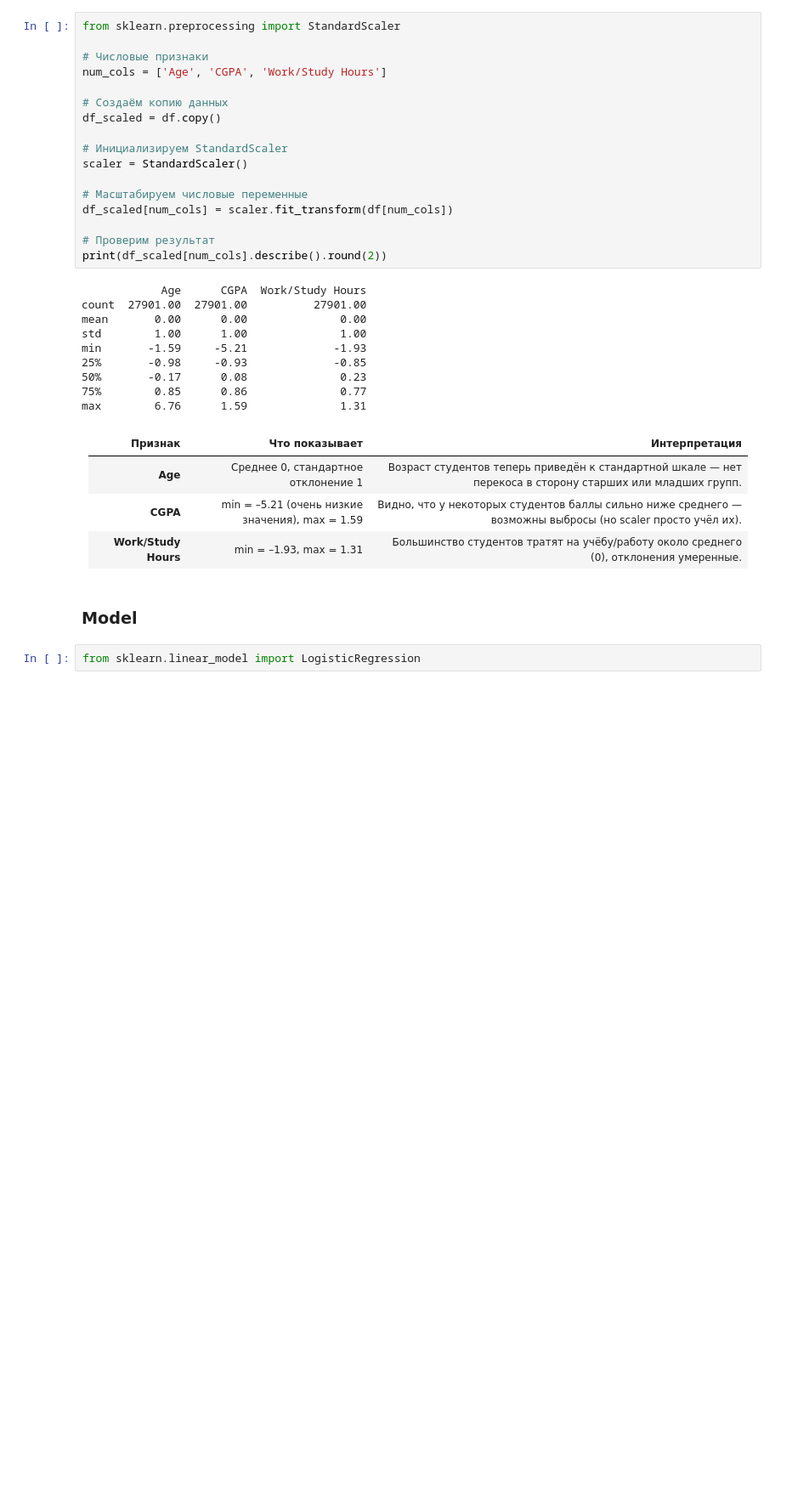
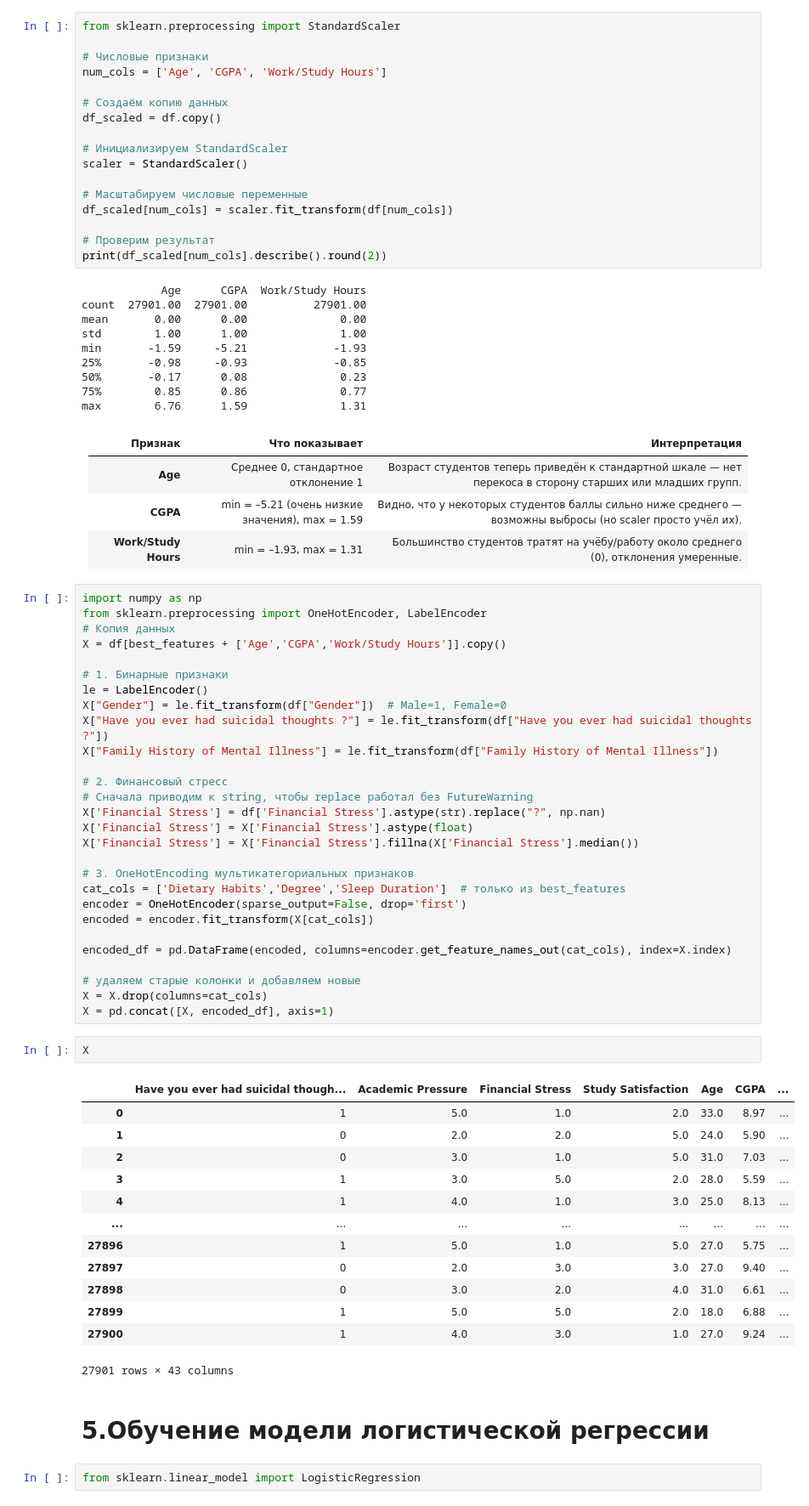
Before and after one commit to Danata117/ML, a Jupyter notebook: ML_Praktika3_ipynb".ipynb, the cells around one changed output. Shown: that part at 85% size. Saved outputs shown, nothing was run; the diff lists cells and outputs as text; blank space fills up the shorter version.

```diff
--- a/ML_Praktika3_ipynb".ipynb
+++ b/ML_Praktika3_ipynb".ipynb
@@ -450,7 +451,51 @@ max        6.76      1.59              1.31
 | **Age**              | Среднее 0, стандартное отклонение 1             | Возраст студентов теперь приведён к стандартной шкале — нет перекоса в сторону старших или младших групп.  |
 | **CGPA**             | min = –5.21 (очень низкие значения), max = 1.59 | Видно, что у некоторых студентов баллы сильно ниже среднего — возможны выбросы (но scaler просто учёл их). |
 | **Work/Study Hours** | min = –1.93, max = 1.31                         | Большинство студентов тратят на учёбу/работу около среднего (0), отклонения умеренные.                     |
-# %% [markdown]
-### Model
+# %%
+import numpy as np
+from sklearn.preprocessing import OneHotEncoder, LabelEncoder
+# Копия данных
+X = df[best_features + ['Age','CGPA','Work/Study Hours']].copy()
+
+# 1. Бинарные признаки
+le = LabelEncoder()
+X["Gender"] = le.fit_transform(df["Gender"])  # Male=1, Female=0
+X["Have you ever had suicidal thoughts ?"] = le.fit_transform(df["Have you ever had suicidal thoughts ?"])
+X["Family History of Mental Illness"] = le.fit_transform(df["Family History of Mental Illness"])
+
+# 2. Финансовый стресс
+# Сначала приводим к string, чтобы replace работал без FutureWarning
+X['Financial Stress'] = df['Financial Stress'].astype(str).replace("?", np.nan)
+X['Financial Stress'] = X['Financial Stress'].astype(float)
+X['Financial Stress'] = X['Financial Stress'].fillna(X['Financial Stress'].median())
+
+# 3. OneHotEncoding мультикатегориальных признаков
+cat_cols = ['Dietary Habits','Degree','Sleep Duration']  # только из best_features
+encoder = OneHotEncoder(sparse_output=False, drop='first')
+encoded = encoder.fit_transform(X[cat_cols])
+
+encoded_df = pd.DataFrame(encoded, columns=encoder.get_feature_names_out(cat_cols), index=X.index)
+
+# удаляем старые колонки и добавляем новые
+X = X.drop(columns=cat_cols)
+X = pd.concat([X, encoded_df], axis=1)
+# %%
+X
+# %% [output]
+|  | Have you ever had suicidal though... | Academic Pressure | Financial Stress | Study Satisfaction | Age | CGPA | ... |
+| 0 | 1 | 5.0 | 1.0 | 2.0 | 33.0 | 8.97 | ... |
+| 1 | 0 | 2.0 | 2.0 | 5.0 | 24.0 | 5.90 | ... |
+| 2 | 0 | 3.0 | 1.0 | 5.0 | 31.0 | 7.03 | ... |
+| 3 | 1 | 3.0 | 5.0 | 2.0 | 28.0 | 5.59 | ... |
+| 4 | 1 | 4.0 | 1.0 | 3.0 | 25.0 | 8.13 | ... |
+| ... | ... | ... | ... | ... | ... | ... | ... |
+| 27896 | 1 | 5.0 | 1.0 | 5.0 | 27.0 | 5.75 | ... |
+| 27897 | 0 | 2.0 | 3.0 | 3.0 | 27.0 | 9.40 | ... |
+| 27898 | 0 | 3.0 | 2.0 | 4.0 | 31.0 | 6.61 | ... |
+| 27899 | 1 | 5.0 | 5.0 | 2.0 | 18.0 | 6.88 | ... |
+| 27900 | 1 | 4.0 | 3.0 | 1.0 | 27.0 | 9.24 | ... |
+27901 rows × 43 columns
+# %% [markdown]
+# 5.Обучение модели логистической регрессии
 # %%
 from sklearn.linear_model import LogisticRegression
```
Also changed, not shown: parts of 17 cells of this notebook.
